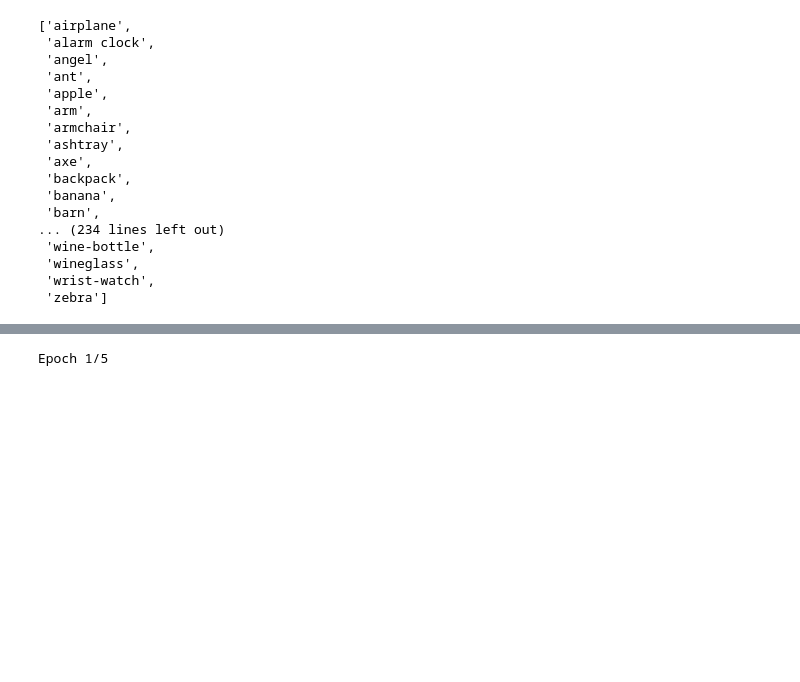
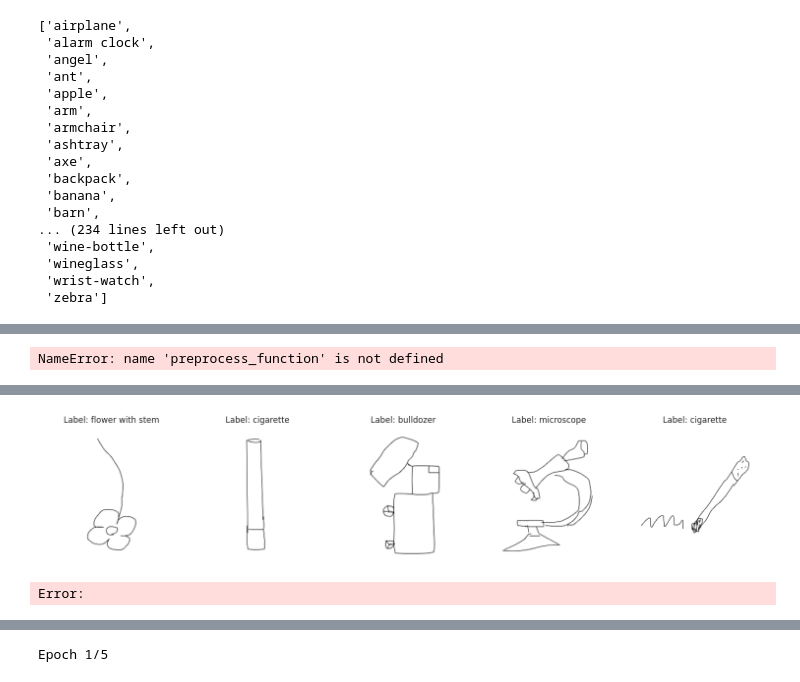
Before and after one commit to Qizix/sketch-cnn-classifier-web, a Jupyter notebook: notebooks/first_day_MobileNetV2.ipynb, the cells around one changed output, grey strips where cells are left out. Saved outputs shown, nothing was run; the diff lists cells and outputs as text; code cells hidden in the pictures; blank space fills up the shorter version.

```diff
--- a/notebooks/first_day_MobileNetV2.ipynb
+++ b/notebooks/first_day_MobileNetV2.ipynb
@@ -206,0 +288,36 @@ plt.show()
+# %%
+def prepare_dataset(dataset, batch_size, cache=True, shuffle_buffer_size=1000):
+    # Apply any necessary preprocessing
+    dataset = dataset.map(preprocess_function, num_parallel_calls=tf.data.AUTOTUNE)
+
+    if cache:
+        dataset = dataset.cache()
+
+    dataset = dataset.shuffle(shuffle_buffer_size)
+    dataset = dataset.batch(batch_size)
+    dataset = dataset.prefetch(tf.data.AUTOTUNE)
+
+    return dataset
+
+# Use the function
+train_ds = prepare_dataset(train_ds, batch_size=32)
+val_ds = prepare_dataset(val_ds, batch_size=32, cache=False, shuffle_buffer_size=None)
+# %% [output]
+NameError: name 'preprocess_function' is not defined
+# %%
+def show_first_5_images(dataset):
+    plt.figure(figsize=(15, 5))
+    for images, labels in dataset.take(1):
+        for i in range(5):
+            ax = plt.subplot(1, 5, i + 1)
+            plt.imshow(images[i].numpy())
+            # Знаходимо індекс класу з one-hot encoding
+            label_index = np.argmax(labels[i].numpy())
+            plt.title(f"Label: {class_names[label_index]}")
+            plt.axis("off")
+    plt.tight_layout()
+    plt.show()
+
+# Використання функції
+show_first_5_images(train_ds)
+# %% [output]
@@ -207,3 +326,4 @@ plt.show()
+[figure, added]
 # %%
 from tensorflow.keras.applications import MobileNetV2
 
@@ -223,13 +343,15 @@ base_model.trainable = False
 
 # Додавання власних шарів для класифікації
 x = base_model.output
-x = GlobalAveragePooling2D()(x)  # Глобальне усереднення
-x = Dense(1024, activation="relu")(x)  # Повнозв'язний шар
-x = Dropout(0.5)(x)  # Dropout для запобігання перенавчанню
-predictions = Dense(NUM_CLASSES, activation="softmax")(x)  # Вихідний шар
+x = GlobalAveragePooling2D()(x)
+x = Dense(1024, activation='relu')(x)
+x = Dropout(0.2)(x)
+x = Dense(512, activation='relu')(x)
+x = Dropout(0.2)(x)
+outputs = Dense(NUM_CLASSES, activation='softmax')(x)
 
 # Створення моделі
-model = Model(inputs=base_model.input, outputs=predictions)
+model = Model(inputs=base_model.input, outputs=outputs)
 
 # Компіляція моделі
 model.compile(
@@ -237,3 +359,5 @@ model.compile(
     loss="categorical_crossentropy",  # Функція втрат для багатокласової класифікації
     metrics=["accuracy"]  # Метрика для оцінки
 )
+# %% [output]
+Error:
```
Also changed, not shown: parts of 15 cells of this notebook, 1 other file.
